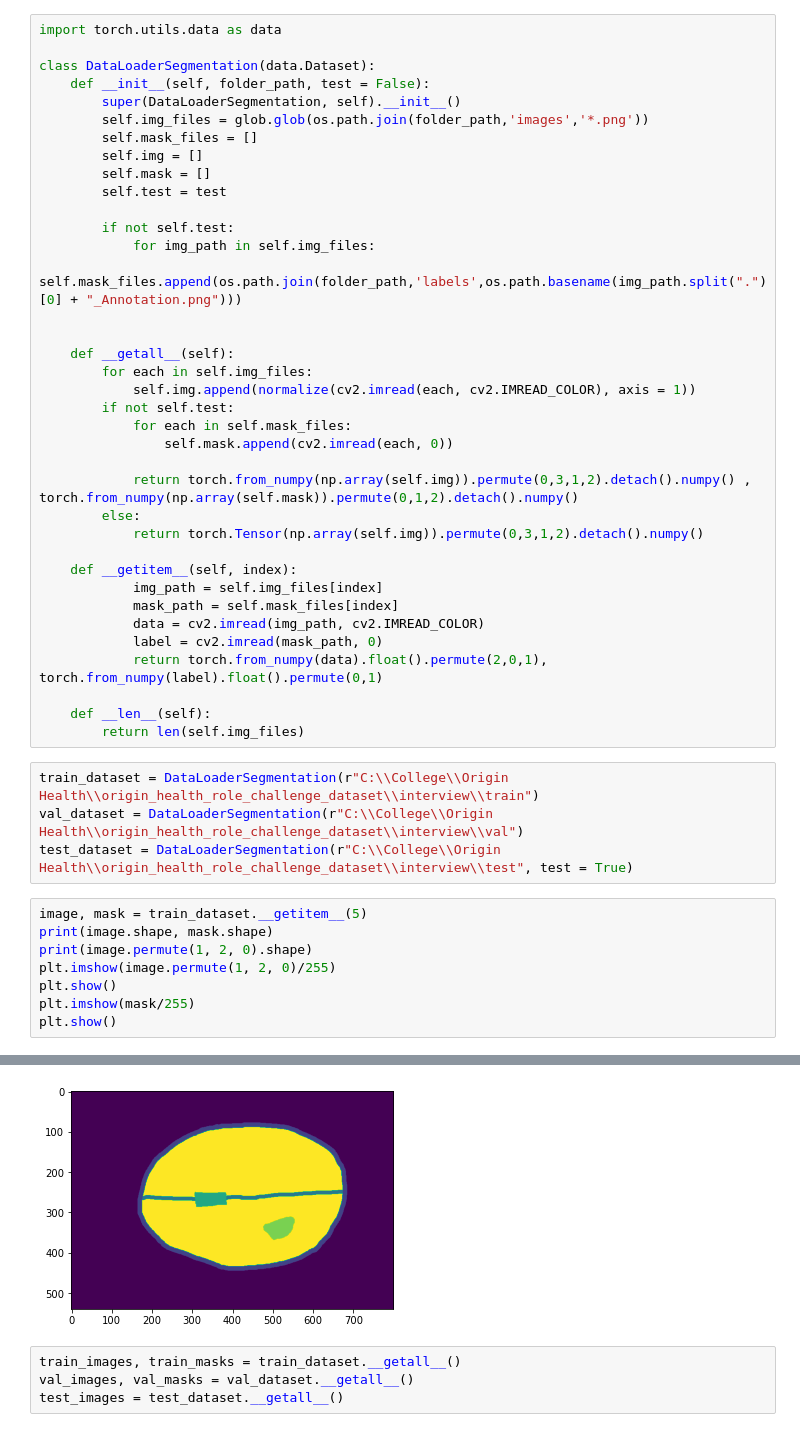
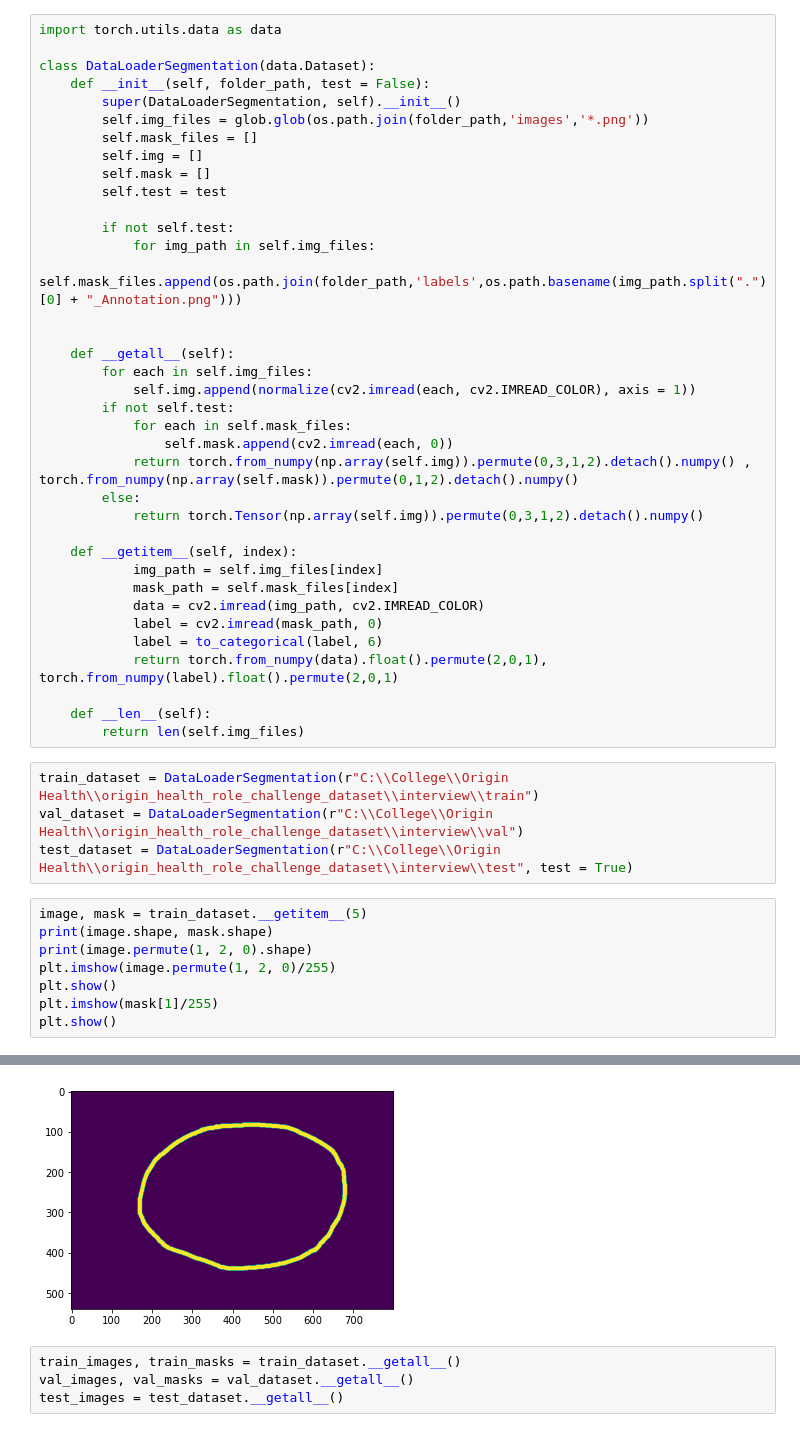
Before and after one commit to xanthan011/fetal-segmentation, a Jupyter notebook: practice-code.ipynb, the cells around one changed output, grey strips where cells are left out. Drawn from its saved outputs; the diff is of its cells as text.

```diff
--- a/practice-code.ipynb
+++ b/practice-code.ipynb
@@ -35,7 +36,6 @@ class DataLoaderSegmentation(data.Dataset):
         if not self.test:
             for each in self.mask_files:
                 self.mask.append(cv2.imread(each, 0))
-
             return torch.from_numpy(np.array(self.img)).permute(0,3,1,2).detach().numpy() , torch.from_numpy(np.array(self.mask)).permute(0,1,2).detach().numpy()
         else:
             return torch.Tensor(np.array(self.img)).permute(0,3,1,2).detach().numpy()
@@ -45,7 +45,8 @@ class DataLoaderSegmentation(data.Dataset):
             mask_path = self.mask_files[index]
             data = cv2.imread(img_path, cv2.IMREAD_COLOR)
             label = cv2.imread(mask_path, 0)
-            return torch.from_numpy(data).float().permute(2,0,1), torch.from_numpy(label).float().permute(0,1)
+            label = to_categorical(label, 6)
+            return torch.from_numpy(data).float().permute(2,0,1), torch.from_numpy(label).float().permute(2,0,1)
 
     def __len__(self):
         return len(self.img_files)
@@ -59,6 +60,6 @@ print(image.shape, mask.shape)
 print(image.permute(1, 2, 0).shape)
 plt.imshow(image.permute(1, 2, 0)/255)
 plt.show()
-plt.imshow(mask/255)
+plt.imshow(mask[1]/255)
 plt.show()
 # %% [output]
@@ -66,6 +67,6 @@ torch.Size([3, 540, 800]) torch.Size([540, 800])
 torch.Size([540, 800, 3])
 [figure]
-[figure, old version]
+[figure, new version]
 # %%
 train_images, train_masks = train_dataset.__getall__()
 val_images, val_masks = val_dataset.__getall__()
```
Also changed, not shown: parts of 10 cells of this notebook.
